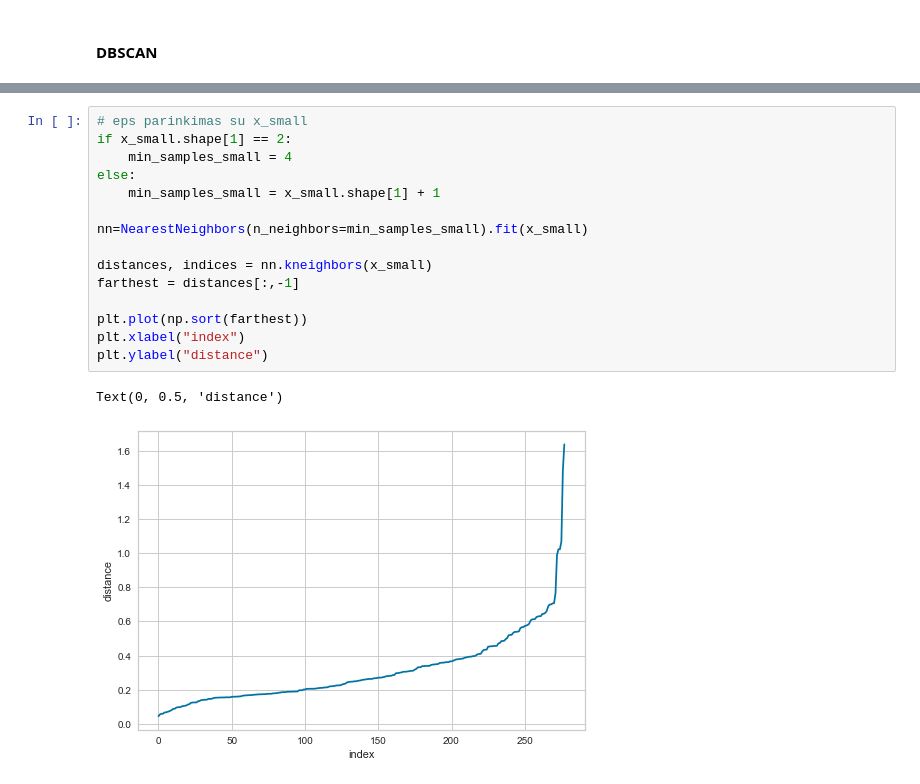
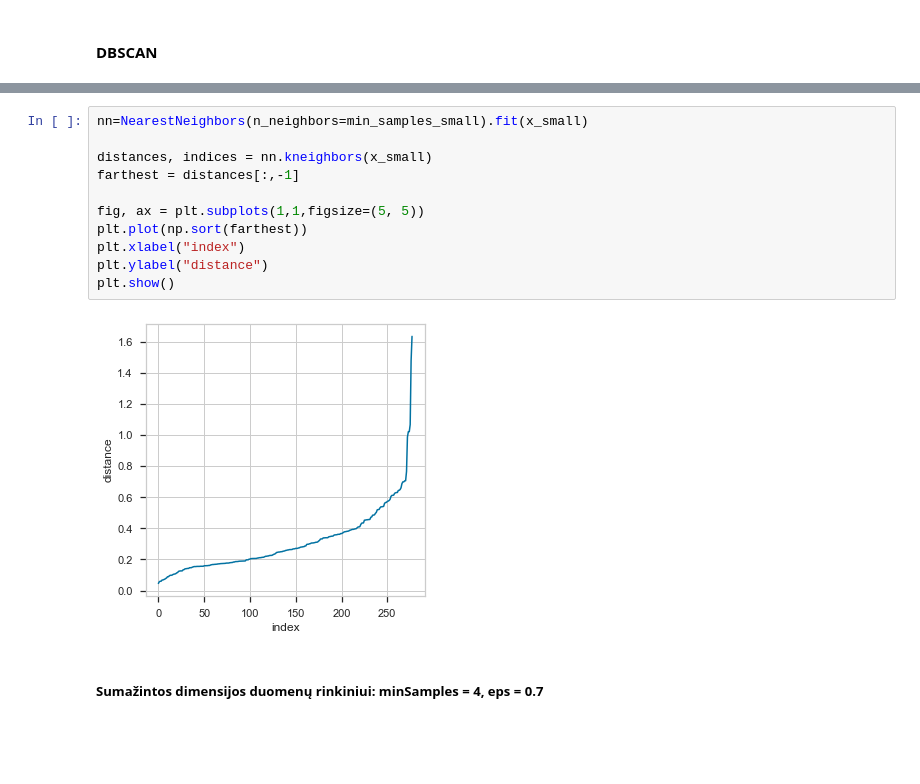
Before and after one commit to dovmar/PDVS, a Jupyter notebook: Lab_3/Lab-3.ipynb, the cells around one changed output, grey strips where cells are left out. Drawn from its saved outputs; the diff is of its cells as text; blank space fills up the shorter version.

```diff
--- a/Lab_3/Lab-3.ipynb
+++ b/Lab_3/Lab-3.ipynb
@@ -422,21 +447,18 @@ Text(0, 0.5, 'distance')
 # %%
-# eps parinkimas su x_small
-if x_small.shape[1] == 2:
-    min_samples_small = 4
-else:
-    min_samples_small = x_small.shape[1] + 1
-
 nn=NearestNeighbors(n_neighbors=min_samples_small).fit(x_small)
 
 distances, indices = nn.kneighbors(x_small)
 farthest = distances[:,-1]
 
+fig, ax = plt.subplots(1,1,figsize=(5, 5))
 plt.plot(np.sort(farthest))
 plt.xlabel("index")
 plt.ylabel("distance")
+plt.show()
 # %% [output]
-Text(0, 0.5, 'distance')
-[figure, old version]
+[figure, new version]
+# %% [markdown]
+#####  Sumažintos dimensijos duomenų rinkiniui: minSamples = 4, eps = 0.7
 # %%
 fig, ax = plt.subplots(1,2,figsize=(17, 6))
 ax = ax.flatten()
```
Also changed, not shown: parts of 28 cells of this notebook.
